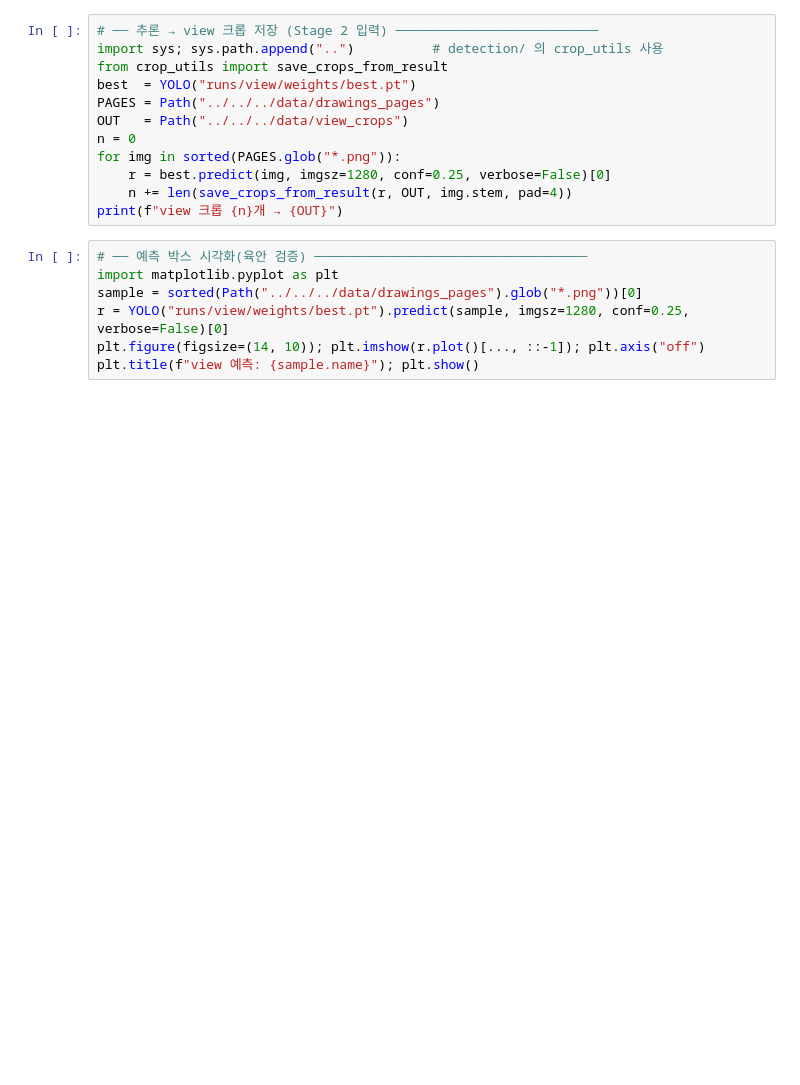
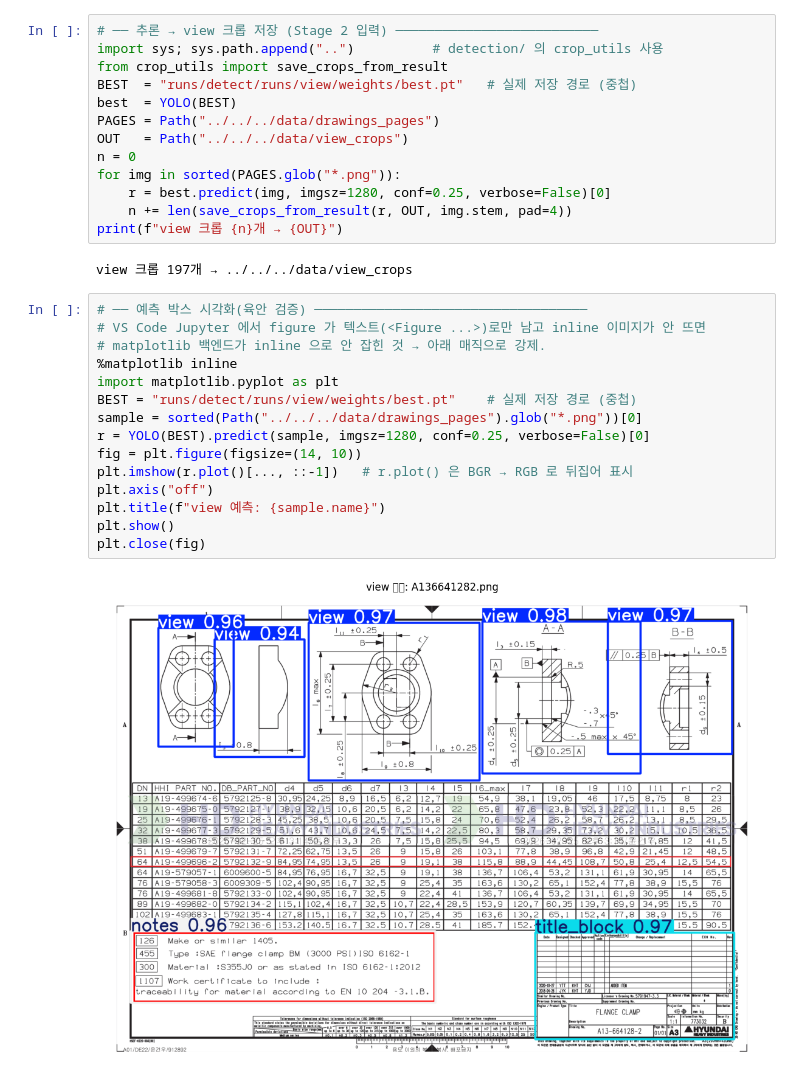
Before and after one commit to VLM-Doc-Analysis/Donut-VLM, a Jupyter notebook: yolo_finetune_donut_pipeline/detection/view/train_view.ipynb, the cells around one changed output. Drawn from its saved outputs; the diff is of its cells as text; blank space fills up the shorter version.

```diff
--- a/yolo_finetune_donut_pipeline/detection/view/train_view.ipynb
+++ b/yolo_finetune_donut_pipeline/detection/view/train_view.ipynb
@@ -67,7 +146,8 @@ print(f"mAP50 = {metrics.box.map50:.3f} | mAP50-95 = {metrics.box.map:.3f}")
 # ── 추론 → view 크롭 저장 (Stage 2 입력) ──────────────────────────
 import sys; sys.path.append("..")          # detection/ 의 crop_utils 사용
 from crop_utils import save_crops_from_result
-best  = YOLO("runs/view/weights/best.pt")
+BEST  = "runs/detect/runs/view/weights/best.pt"   # 실제 저장 경로 (중첩)
+best  = YOLO(BEST)
 PAGES = Path("../../../data/drawings_pages")
 OUT   = Path("../../../data/view_crops")
 n = 0
@@ -75,10 +155,22 @@ for img in sorted(PAGES.glob("*.png")):
     r = best.predict(img, imgsz=1280, conf=0.25, verbose=False)[0]
     n += len(save_crops_from_result(r, OUT, img.stem, pad=4))
 print(f"view 크롭 {n}개 → {OUT}")
+# %% [output]
+view 크롭 197개 → ../../../data/view_crops
 # %%
 # ── 예측 박스 시각화(육안 검증) ───────────────────────────────────
+# VS Code Jupyter 에서 figure 가 텍스트(<Figure ...>)로만 남고 inline 이미지가 안 뜨면
+# matplotlib 백엔드가 inline 으로 안 잡힌 것 → 아래 매직으로 강제.
+%matplotlib inline
 import matplotlib.pyplot as plt
+BEST = "runs/detect/runs/view/weights/best.pt"    # 실제 저장 경로 (중첩)
 sample = sorted(Path("../../../data/drawings_pages").glob("*.png"))[0]
-r = YOLO("runs/view/weights/best.pt").predict(sample, imgsz=1280, conf=0.25, verbose=False)[0]
-plt.figure(figsize=(14, 10)); plt.imshow(r.plot()[..., ::-1]); plt.axis("off")
-plt.title(f"view 예측: {sample.name}"); plt.show()
+r = YOLO(BEST).predict(sample, imgsz=1280, conf=0.25, verbose=False)[0]
+fig = plt.figure(figsize=(14, 10))
+plt.imshow(r.plot()[..., ::-1])   # r.plot() 은 BGR → RGB 로 뒤집어 표시
+plt.axis("off")
+plt.title(f"view 예측: {sample.name}")
+plt.show()
+plt.close(fig)
+# %% [output]
+[figure, added]
```
Also changed, not shown: parts of 5 cells of this notebook, 4 other files.
